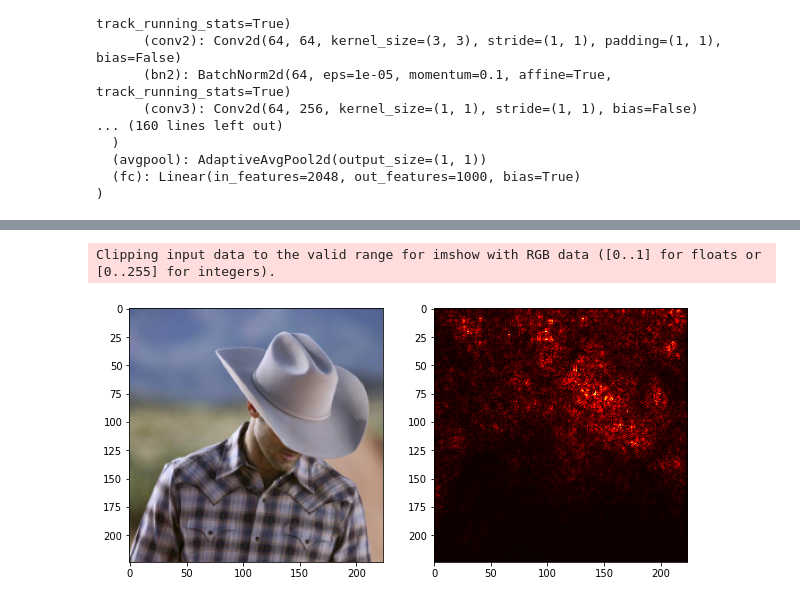
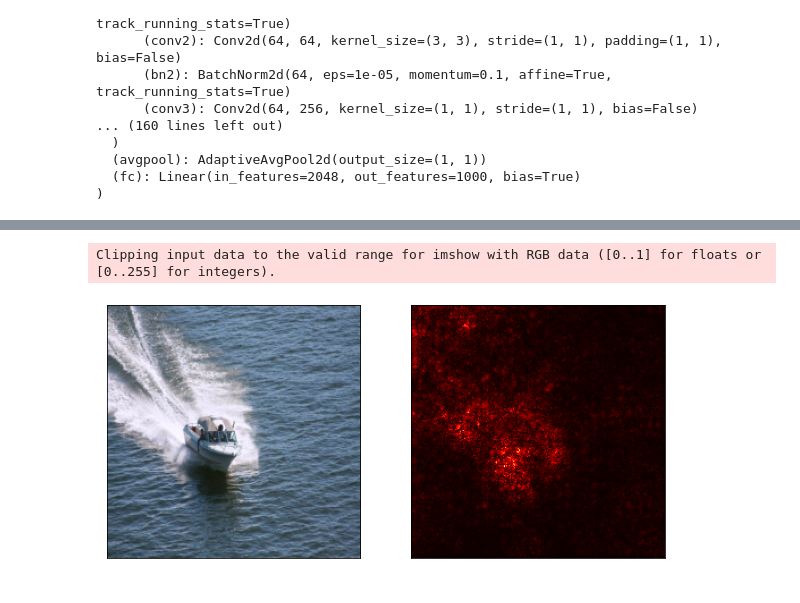
Before and after one commit to sunnynevarekar/pytorch-saliency-maps, a Jupyter notebook: Saliency_maps_in_pytorch.ipynb, the cells around one changed output, grey strips where cells are left out. Drawn from its saved outputs; the diff is of its cells as text; code cells hidden in the pictures.

```diff
--- a/Saliency_maps_in_pytorch.ipynb
+++ b/Saliency_maps_in_pytorch.ipynb
@@ -83,6 +83,10 @@ def saliency(img, model):
     plt.figure(figsize=(10, 10))
     plt.subplot(1, 2, 1)
     plt.imshow(np.transpose(input_img.detach().numpy(), (1, 2, 0)))
+    plt.xticks([])
+    plt.yticks([])
     plt.subplot(1, 2, 2)
     plt.imshow(slc.numpy(), cmap=plt.cm.hot)
+    plt.xticks([])
+    plt.yticks([])
     plt.show()
@@ -141,6 +107,6 @@ hat.jpg             100%[===================>]  29.91K  --.-KB/s    in 0.008s
 # %%
-img = Image.open('hat.jpg').convert('RGB')
+img = Image.open('images/speed_boat.jpg').convert('RGB')
 saliency(img, model)
 # %% [output]
 Clipping input data to the valid range for imshow with RGB data ([0..1] for floats or [0..255] for integers).
-[figure, old version]
+[figure, new version]
```
Also changed, not shown: parts of 6 cells of this notebook.
